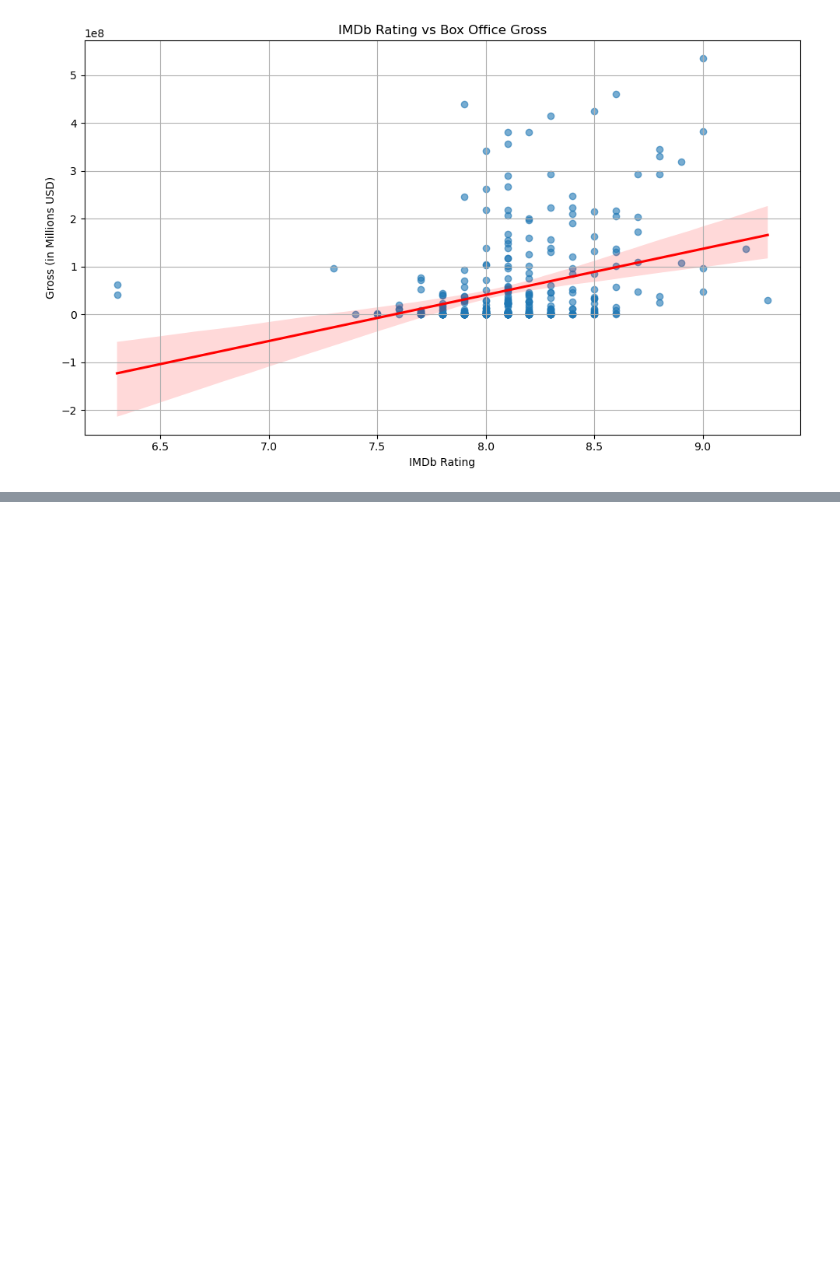
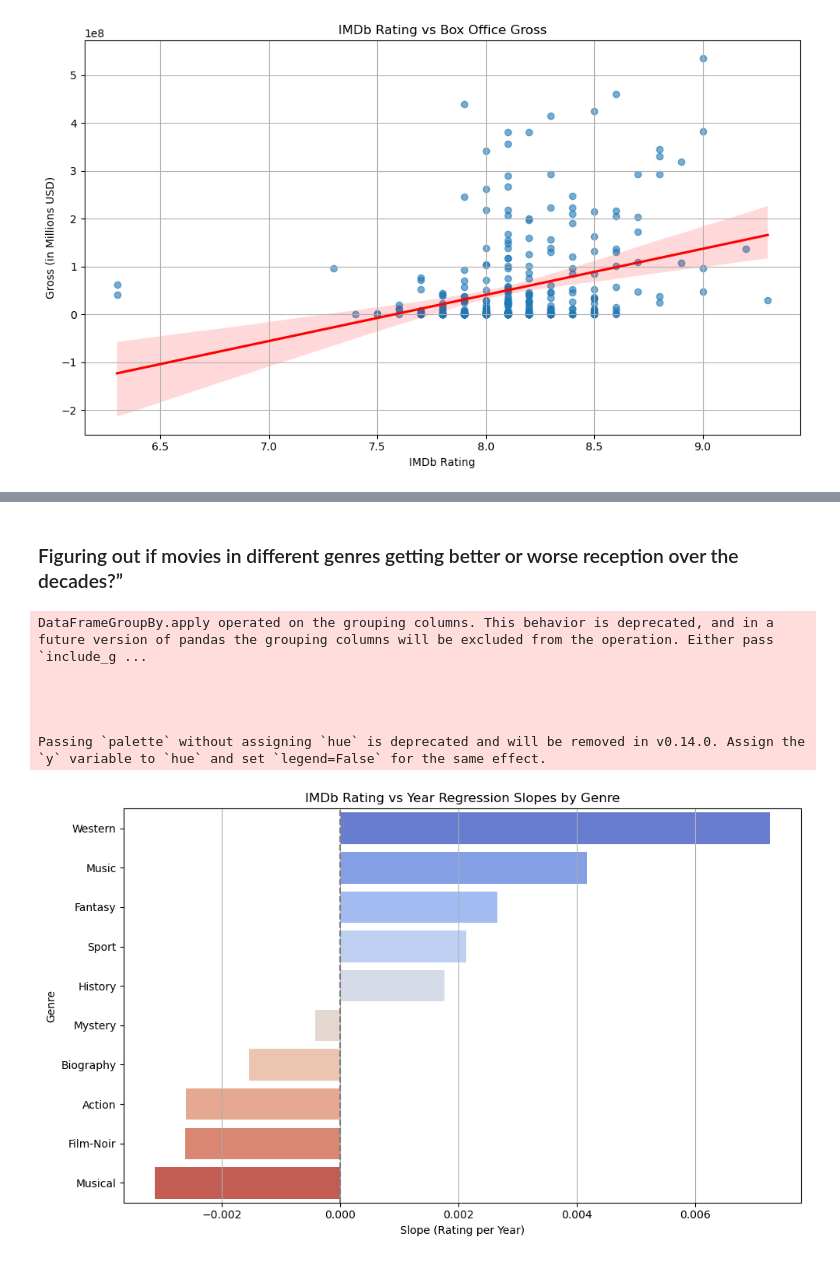
Before and after one commit to Janhavi1405/Web-Scraping-EDA--IMDB-Project, a Jupyter notebook: EDA.ipynb, the cells around one changed output, grey strips where cells are left out. Cells and saved outputs as stored; diff of their text form; code cells hidden in the pictures; blank space fills up the shorter version.

```diff
--- a/EDA.ipynb
+++ b/EDA.ipynb
@@ -955,0 +1052,37 @@ plt.show()
+# %% [markdown]
+### Figuring out if movies in different genres getting better or worse reception over the decades?”
+# %%
+df_genre['Genre'] = df_genre['Genre'].str.split(', ')
+df_genre = df_genre.explode('Genre')
+
+def compute_slope(group_df):
+    if group_df['Year'].nunique() > 1:
+        slope, _, _, _, _ = linregress(group_df['Year'], group_df['IMDb_Rating'])
+        return slope
+    return None
+
+genre_slopes = df_genre.groupby('Genre').apply(compute_slope).dropna().reset_index()
+genre_slopes.columns = ['Genre', 'Regression_Slope']
+genre_slopes = genre_slopes.sort_values(by='Regression_Slope', ascending=False)
+
+top_pos = genre_slopes.head(5)
+top_neg = genre_slopes.tail(5)
+genre_slopes_plot = pd.concat([top_pos, top_neg])
+
+plt.figure(figsize=(10, 6))
+sns.barplot(data=genre_slopes_plot, x='Regression_Slope', y='Genre', palette='coolwarm')
+plt.axvline(0, color='gray', linestyle='--')
+plt.title('IMDb Rating vs Year Regression Slopes by Genre')
+plt.xlabel('Slope (Rating per Year)')
+plt.ylabel('Genre')
+plt.grid(True, axis='x')
+plt.tight_layout()
+plt.show()
+# %% [output]
+DataFrameGroupBy.apply operated on the grouping columns. This behavior is deprecated, and in a future version of pandas the grouping columns will be excluded from the operation. Either pass `include_g ...
+
+
+
+
+Passing `palette` without assigning `hue` is deprecated and will be removed in v0.14.0. Assign the `y` variable to `hue` and set `legend=False` for the same effect.
+[figure, added]
```
Also changed, not shown: parts of 97 cells of this notebook, 13 other files.
